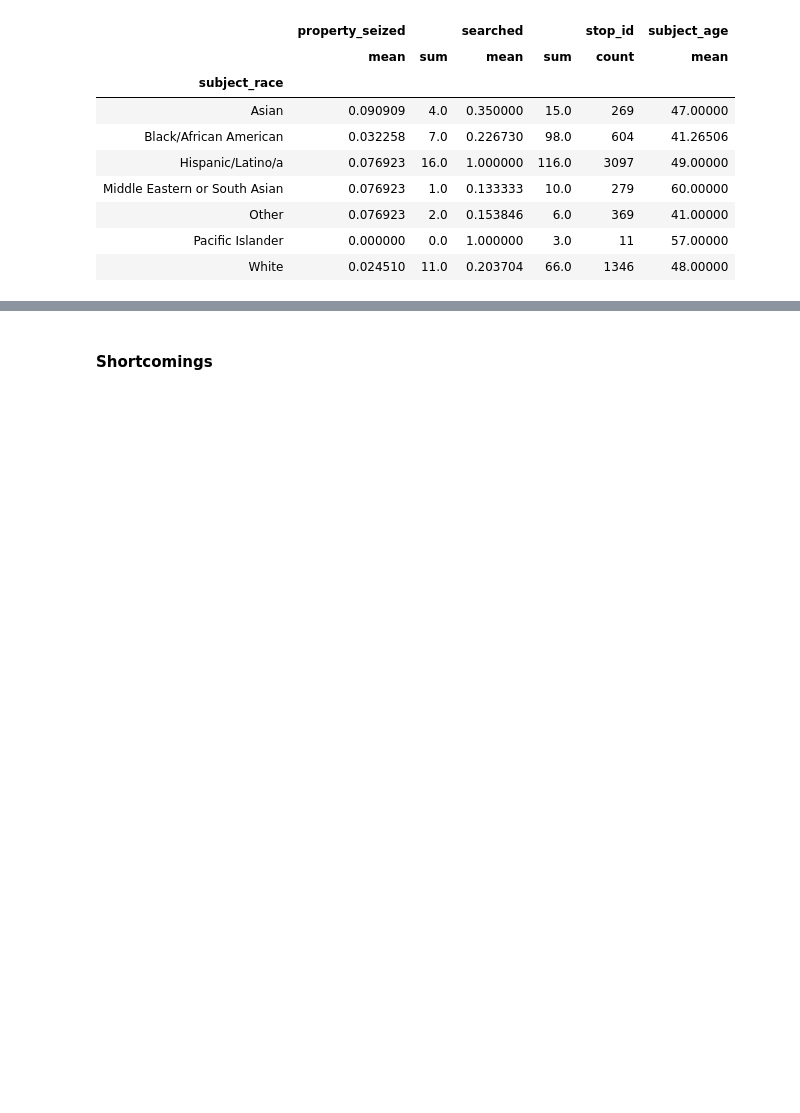
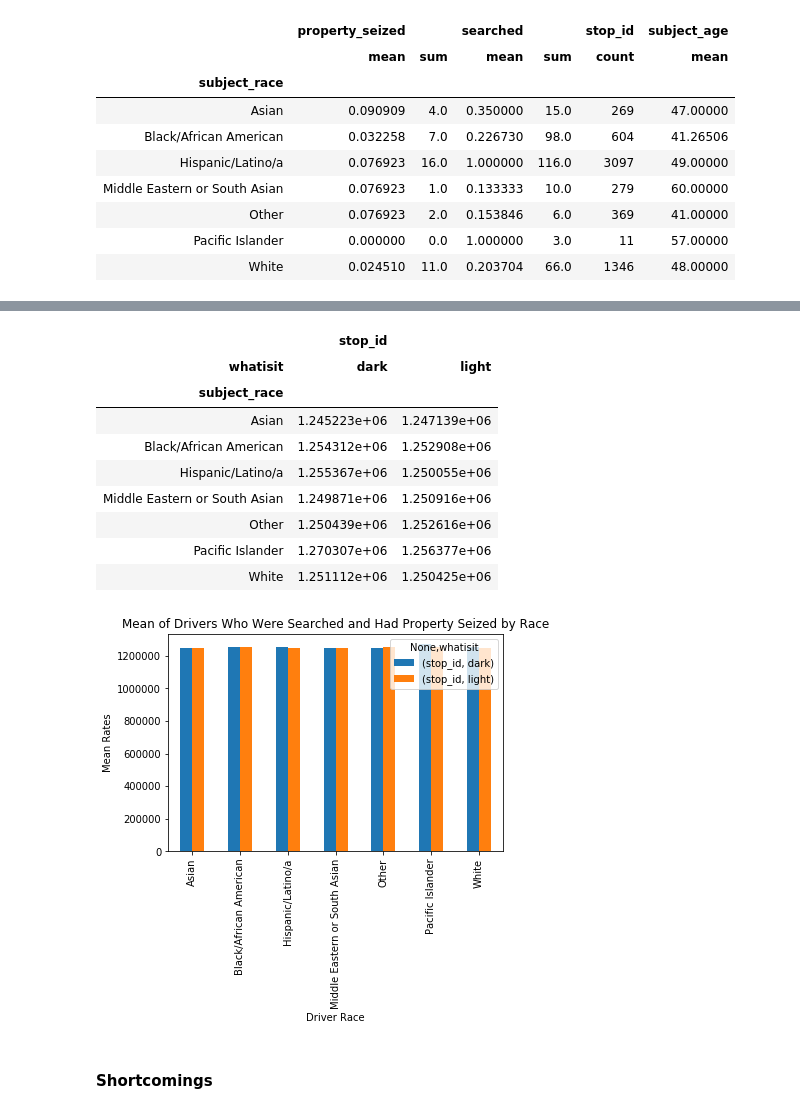
Before and after one commit to hudaahmed/Assignment3, a Jupyter notebook: notebooks/Assignment 3.ipynb, the cells around one changed output, grey strips where cells are left out. Drawn from its saved outputs; the diff is of its cells as text; code cells hidden in the pictures; blank space fills up the shorter version.

```diff
--- a/notebooks/Assignment 3.ipynb
+++ b/notebooks/Assignment 3.ipynb
@@ -411,3 +408,28 @@ haha
 | Other | 0.076923 | 2.0 | 0.153846 | 6.0 | 369 | 41.00000 |
 | Pacific Islander | 0.000000 | 0.0 | 1.000000 | 3.0 | 11 | 57.00000 |
 | White | 0.024510 | 11.0 | 0.203704 | 66.0 | 1346 | 48.00000 |
+# %%
+getinter = pd.read_csv('../data/forVoD.csv')
+getinter = getinter.drop(columns = ['Day', 'Age of Moon', 'Rise', 'Culm'])
+getinter = getinter[:12]
+getinter = getinter.set_index('Month', drop = True)
+getinter['Set'] = pd.to_datetime(getinter['Set'], format= '%H:%M', errors='coerce')
+dicvd = getinter['Set'].to_dict()
+# %%
+def light_or_dark(df):
+    lst = []
+    for i in range(len(df)):
+        if df.times[i] > df.time_stop[i]:
+            lst.append('light')
+        else:
+            lst.append('dark')
+    return lst
+# %%
+vod_df1 = vod_df.reset_index(drop=True)
+getdays = []
+for i in range(len(vod_df1.date_stop)):
+    getdays.append(int(vod_df1.date_stop[i][5:7]))
+vod_df1['Month'] = getdays
+vod_df1['times'] = vod_df1.Month.map(dicvd)
+vod_df1['whatisit'] = light_or_dark(vod_df1)
+vod_df1
@@ -414,3 +456,22 @@ haha
+# %%
+vod_df2 = vod_df1[vod_df1.year==2015]
+racevod= pd.pivot_table(vod_df2, index= ['subject_race'], columns = 'whatisit', aggfunc={'stop_id':np.mean})
+ax1 = racevod.plot(kind = 'bar', title='Mean of Drivers Who Were Searched and Had Property Seized by Race')#,color=['orange', 'red', 'green', 'blue'])
+ax1.set_xlabel("Driver Race")
+ax1.set_ylabel("Mean Rates")
+racevod
+# %% [output]
+|  | stop_id |  |
+| whatisit | dark | light |
+| subject_race |  |  |
+| Asian | 1.245223e+06 | 1.247139e+06 |
+| Black/African American | 1.254312e+06 | 1.252908e+06 |
+| Hispanic/Latino/a | 1.255367e+06 | 1.250055e+06 |
+| Middle Eastern or South Asian | 1.249871e+06 | 1.250916e+06 |
+| Other | 1.250439e+06 | 1.252616e+06 |
+| Pacific Islander | 1.270307e+06 | 1.256377e+06 |
+| White | 1.251112e+06 | 1.250425e+06 |
+[figure, added]
 # %% [markdown]
 #### Shortcomings
 # %% [markdown]
```
Also changed, not shown: parts of 7 cells of this notebook, 17 other files.
